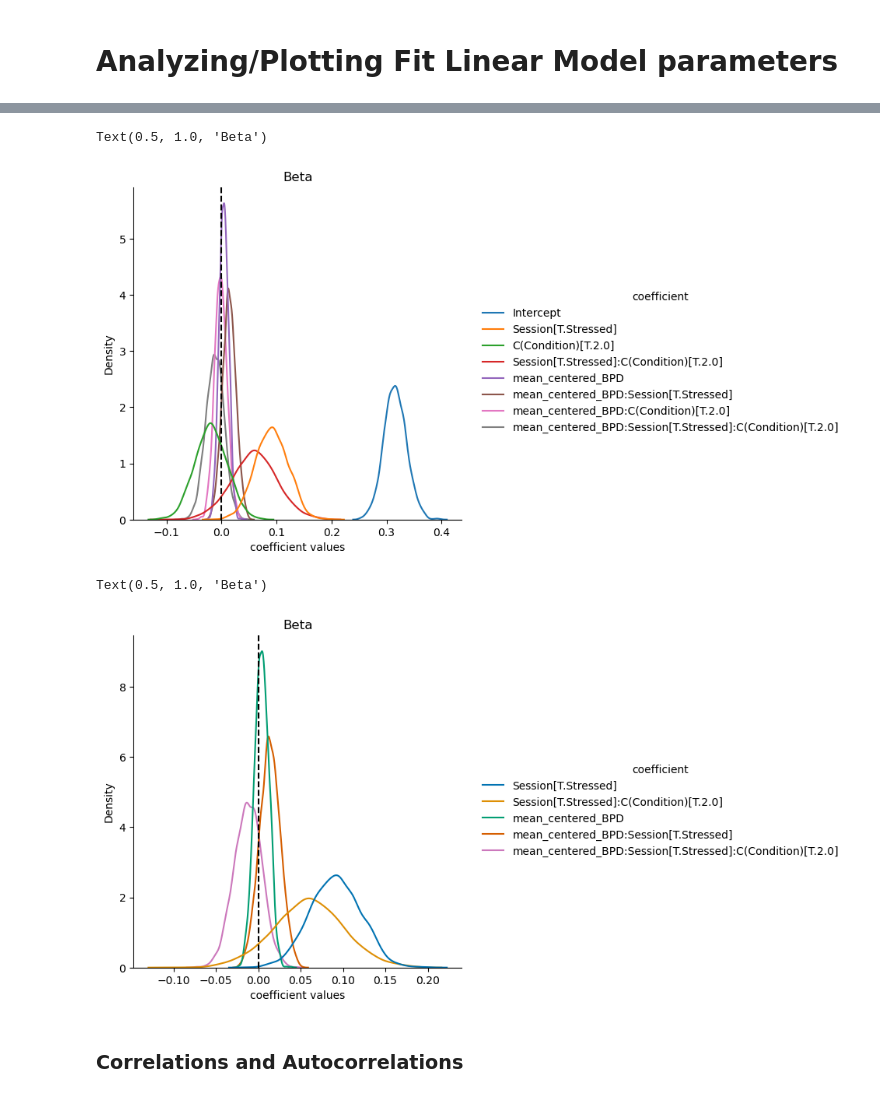
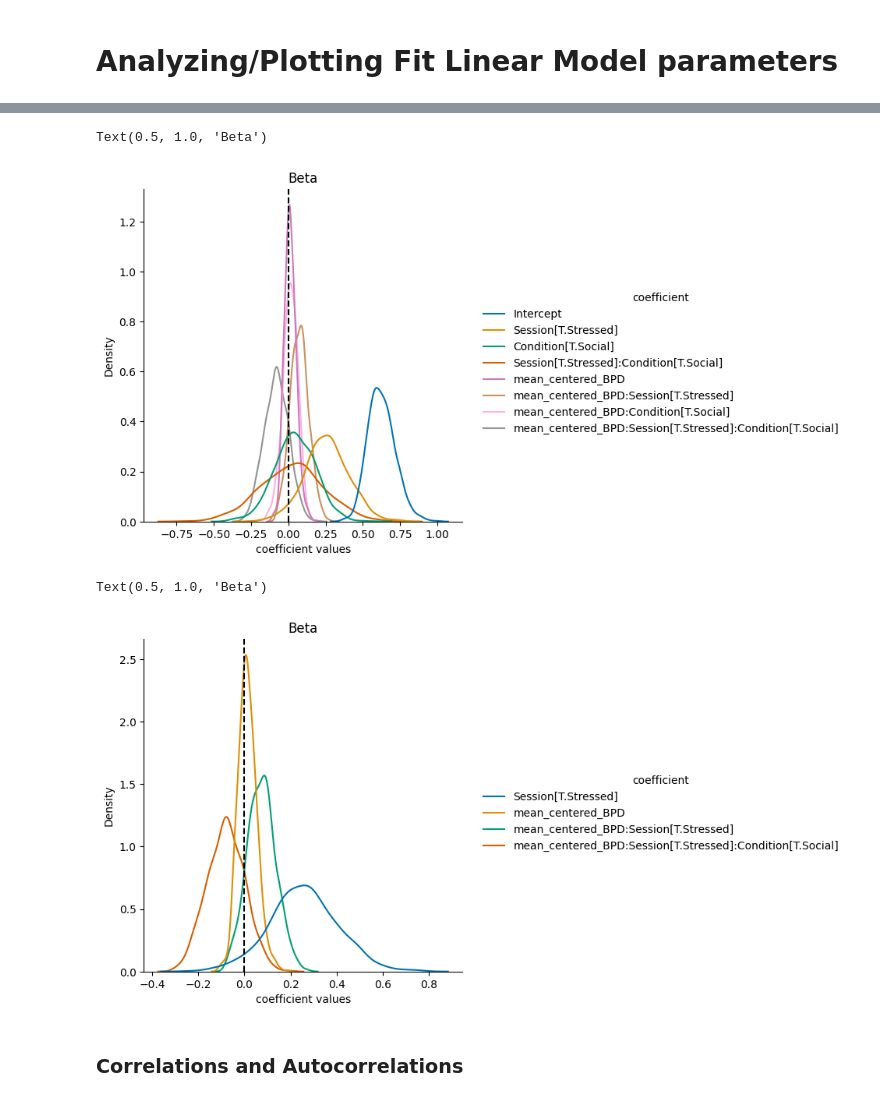
Before and after one commit to tejas-savalia/BPD, a Jupyter notebook: bpd_analyses.ipynb, the cells around one changed output, grey strips where cells are left out. Cells and saved outputs as stored; diff of their text form; code cells hidden in the pictures.

```diff
--- a/bpd_analyses.ipynb
+++ b/bpd_analyses.ipynb
@@ -392,9 +400,9 @@ sns.displot(pos_alpha.iloc[0][1:])
 # %% [markdown]
 # Analyzing/Plotting Fit Linear Model parameters
 # %%
-alpha_g = pd.read_csv('LR coefficients/mean_centered_shuffled_alpha_g.csv').drop('Unnamed: 0', axis = 1)
-alpha_l = pd.read_csv('LR coefficients/mean_centered_shuffled_alpha_l.csv').drop('Unnamed: 0', axis = 1)
-beta = pd.read_csv('LR coefficients/mean_centered_shuffled_beta.csv').drop('Unnamed: 0', axis = 1)
+alpha_g = pd.read_csv('LR coefficients/mean_centered_indsub_alpha_gain.csv').drop('Unnamed: 0', axis = 1)
+alpha_l = pd.read_csv('LR coefficients/mean_centered_indsub_alpha_loss.csv').drop('Unnamed: 0', axis = 1)
+beta = pd.read_csv('LR coefficients/mean_centered_indsub_beta.csv').drop('Unnamed: 0', axis = 1)
 # %%
 alpha_g_melt = alpha_g.melt(id_vars='coefficient', value_name='value', var_name='trace')
 alpha_l_melt = alpha_l.melt(id_vars='coefficient', value_name='value', var_name='trace')
@@ -425,16 +434,16 @@ g.axes[0][0].set_xlabel('coefficient values')
 g.axes[0][0].set_title('Beta')
 # %% [output]
 Text(0.5, 1.0, 'Beta')
-[figure, old version]
+[figure, new version]
 # %%
-g = sns.displot(beta_melt.loc[((beta_melt['coefficient'] == 'mean_centered_BPD:Session[T.Stressed]') | (beta_melt['coefficient'] == 'mean_centered_BPD') | (beta_melt['coefficient'] == 'Session[T.Stressed]:C(Condition)[T.2.0]') | (beta_melt['coefficient'] == 'mean_centered_BPD:Session[T.Stressed]:C(Condition)[T.2.0]') | (beta_melt['coefficient'] == 'Session[T.Stressed]'))],
+g = sns.displot(beta_melt.loc[((beta_melt['coefficient'] == 'mean_centered_BPD:Session[T.Stressed]') | (beta_melt['coefficient'] == 'mean_centered_BPD') | (beta_melt['coefficient'] == 'Session[T.Stressed]:C(Condition)[T.2.0]') | (beta_melt['coefficient'] == 'mean_centered_BPD:Session[T.Stressed]:Condition[T.Social]') | (beta_melt['coefficient'] == 'Session[T.Stressed]'))],
                 kind = 'kde', hue = 'coefficient', x = 'value')
 g.axes[0][0].axvline(x = 0, ls = '--', color = 'black')
 g.axes[0][0].set_xlabel('coefficient values')
 g.axes[0][0].set_title('Beta')
 # %% [output]
 Text(0.5, 1.0, 'Beta')
-[figure, old version]
+[figure, new version]
 # %%
 sns.displot(alpha_g_melt, kind = 'kde', hue = 'coefficient', x = 'value')
 # %% [markdown]
```
Also changed, not shown: parts of 17 cells of this notebook.
